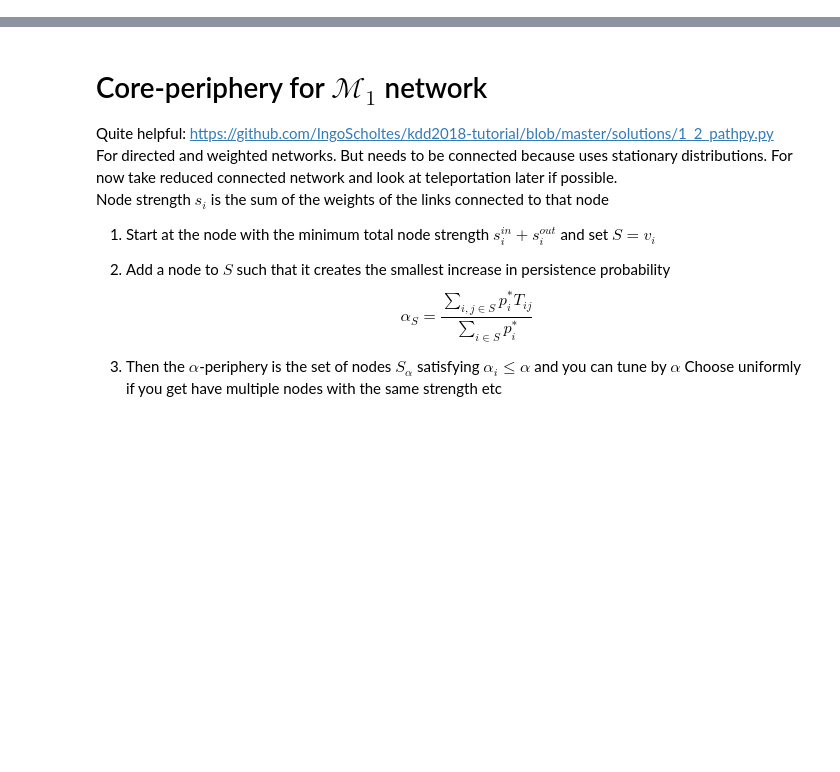
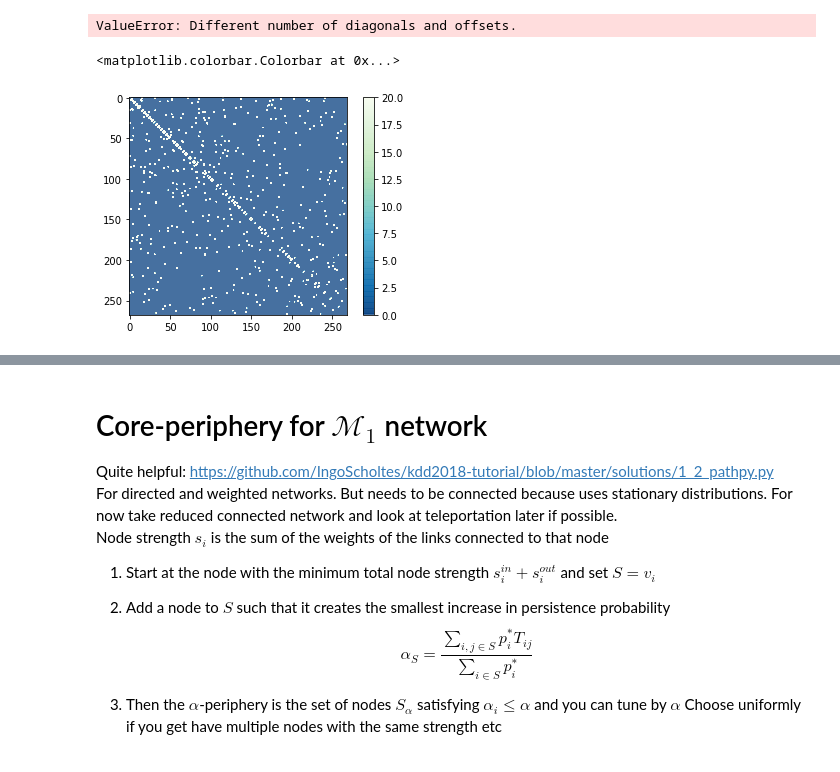
Before and after one commit to alisonpeard/MemoryNetworks, a Jupyter notebook: Pathpy 2 code/Dev .ipynb, the cells around one changed output, grey strips where cells are left out. Drawn from its saved outputs; the diff is of its cells as text; code cells hidden in the pictures; blank space fills up the shorter version.

```diff
--- a/Pathpy 2 code/Dev .ipynb
+++ b/Pathpy 2 code/Dev .ipynb
@@ -29,0 +122,35 @@ m2 = pp.HigherOrderNetwork(flight_paths, k=2)
+# %%
+# all the tools for similarity matrix construction
+N = m1.ncount()
+col_ones = np.ones((N,1))
+
+# out-strength matrix
+out_strengths = np.array(m1.node_properties('outweight'))
+D_out = sp.sparse.diags(out_strengths)
+
+# adjacency matrix where Aij such that i->j
+A = m1.adjacency_matrix()
+
+#T_pp = m1.transition_matrix().transpose()
+T = smart_transition_mat(m1)
+Lrw = smart_Laplacian(m1)
+
+# examining transition matrix for Perron-Frobenius (must be nonnegative and primitive)
+print("T is nonnegative: {}".format((T.todense() >= 0).all()))
+
+# find eigenvector corresponding to lambda=0 => stationary distn by PF
+eigs,evec = sp.sparse.linalg.eigs(T,k=1, which='LM',tol=0)
+print("dominant eigenvalue: {}".format(eigs)) # should be 1,x,...
+evec=evec.real
+print("head of corresponding eigenvector: {}".format(evec[:5]*np.sqrt(N))) # should be all ones but Python normalises eigenvectors so need to unnormalise to be sure
+
+# sometimes these are all negative
+# ok phew
+# %% [output]
+ValueError: Different number of diagonals and offsets.
+# %%
+plt.imshow(A.todense(),clim=(0,20),cmap="GnBu_r",alpha=0.75)
+plt.colorbar()
+# %% [output]
+<matplotlib.colorbar.Colorbar at 0x...>
+[figure, added]
```
Also changed, not shown: parts of 38 cells of this notebook, 10 other files.
